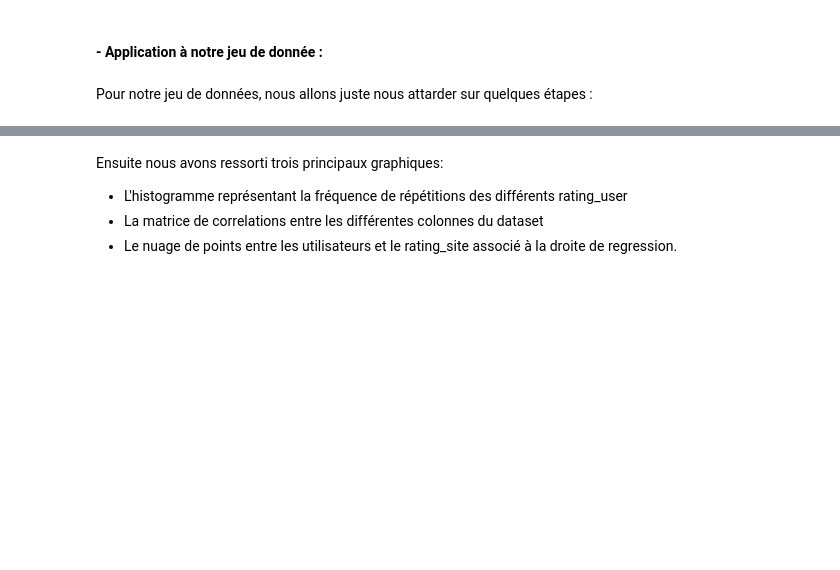
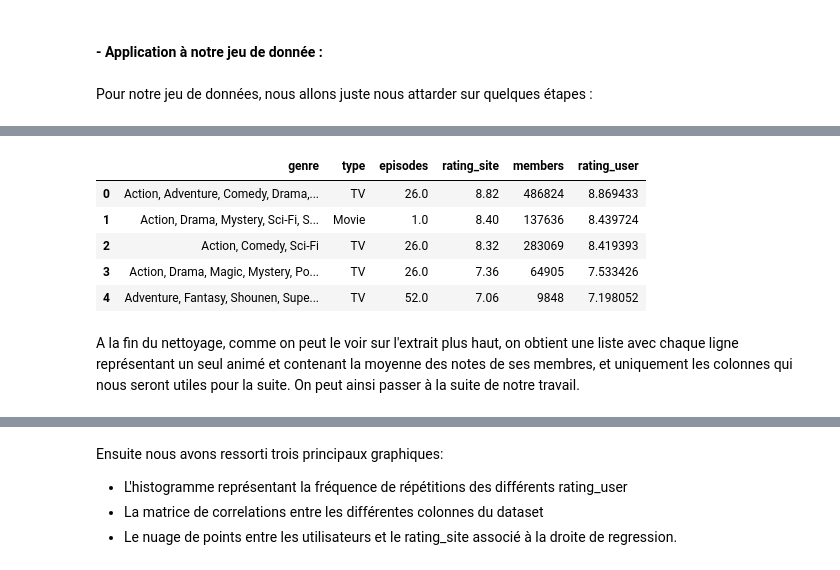
Before and after one commit to FenixShadows/Stuff, a Jupyter notebook: Articles/1- Qualité d'un Mangas/qualité_d'un_mangas.ipynb, the cells around one changed output, grey strips where cells are left out. Drawn from its saved outputs; the diff is of its cells as text; code cells hidden in the pictures; blank space fills up the shorter version.

```diff
--- a/Articles/1- Qualité d'un Mangas/qualité_d'un_mangas.ipynb
+++ b/Articles/1- Qualité d'un Mangas/qualité_d'un_mangas.ipynb
@@ -107,3 +109,20 @@ for x in enumerate(animeid[0]):
     data1.loc[data1['anime_id']==idanime, 'rating_user'] = data1[data1['anime_id']==idanime].rating_user.mean()
 #Supprime les doublons et ne garde qu'un seul
 data1 = data1.drop_duplicates(subset = 'anime_id', keep ='first', ignore_index = True)
+# %%
+#Supprime les colonnes inutiles
+data1 = data1.drop(columns = ["name","anime_id","user_id"])
+
+#Changement des valeurs de episodes de type object en type float
+data1['episodes'] = pd.to_numeric(data1["episodes"], errors="coerce")
+data1.head()
+# %% [output]
+|  | genre | type | episodes | rating_site | members | rating_user |
+| 0 | Action, Adventure, Comedy, Drama,... | TV | 26.0 | 8.82 | 486824 | 8.869433 |
+| 1 | Action, Drama, Mystery, Sci-Fi, S... | Movie | 1.0 | 8.40 | 137636 | 8.439724 |
+| 2 | Action, Comedy, Sci-Fi | TV | 26.0 | 8.32 | 283069 | 8.419393 |
+| 3 | Action, Drama, Magic, Mystery, Po... | TV | 26.0 | 7.36 | 64905 | 7.533426 |
+| 4 | Adventure, Fantasy, Shounen, Supe... | TV | 52.0 | 7.06 | 9848 | 7.198052 |
+# %% [markdown]
+A la fin du nettoyage, comme on peut le voir sur l'extrait plus haut, on obtient une liste avec chaque ligne représentant un seul animé et contenant la moyenne des notes de ses membres, et uniquement les colonnes qui nous seront utiles pour la suite.
+On peut ainsi passer à la suite de notre travail.
```
Also changed, not shown: parts of 33 cells of this notebook.
